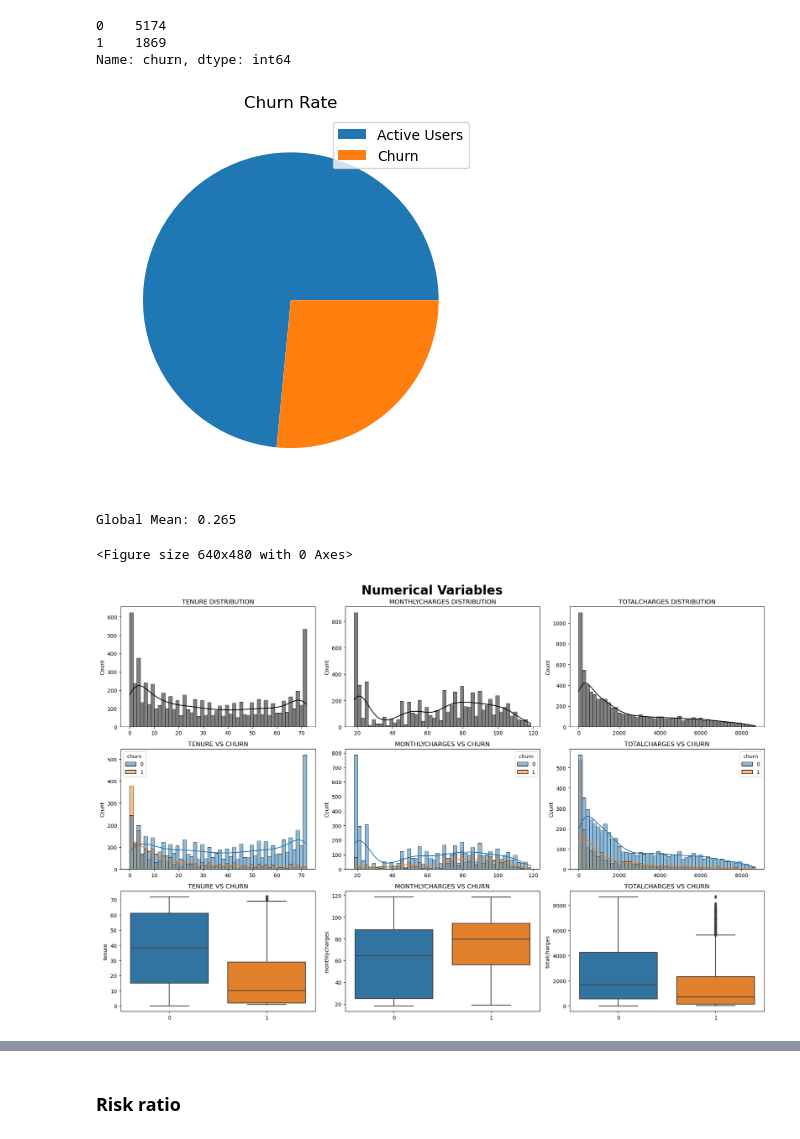
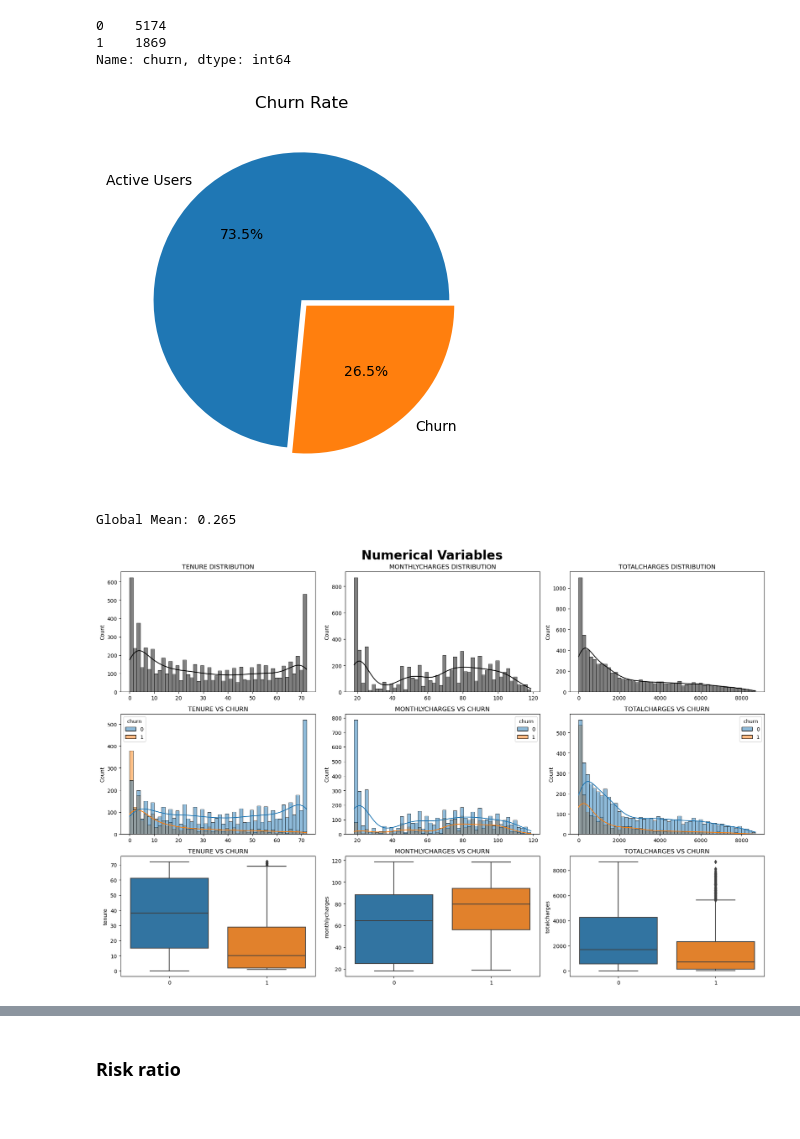
Before and after one commit to PabloJRW/telco-churn-prediction, a Jupyter notebook: notebooks/EDA.ipynb, the cells around one changed output, grey strips where cells are left out. Cells and saved outputs as stored; diff of their text form; code cells hidden in the pictures.

```diff
--- a/notebooks/EDA.ipynb
+++ b/notebooks/EDA.ipynb
@@ -99,12 +108,12 @@ churn
 1    1869
 Name: churn, dtype: int64
 # %%
-plt.pie(churn)
+plt.pie(churn, explode=(0,0.05), labels=['Active Users', 'Churn'], autopct='%1.1f%%')
 plt.title("Churn Rate")
-plt.legend(['Active Users', 'Churn'])
+plt.savefig(os.path.join("..","img","churn_pie_chart.png"))
 plt.show()
 # %% [output]
-[figure, old version]
+[figure, new version]
 # %%
 global_mean = telco.churn.mean()
 print("Global Mean: {}".format(round(global_mean,3)))
@@ -117,10 +126,7 @@ categorical = ["gender", "partner", "dependents", "phoneservice", "multiplelines
 "paperlessbilling", "paymentmethod"]
 # %%
 %run ../auxiliar_functions/numPlot.py
-
-numPlot(telco, numerical)
 # %% [output]
-<Figure size 640x480 with 0 Axes>
 [figure]
 # %%
 %run ../auxiliar_functions/catPlot.py
```
Also changed, not shown: parts of 11 cells of this notebook, 9 other files.
